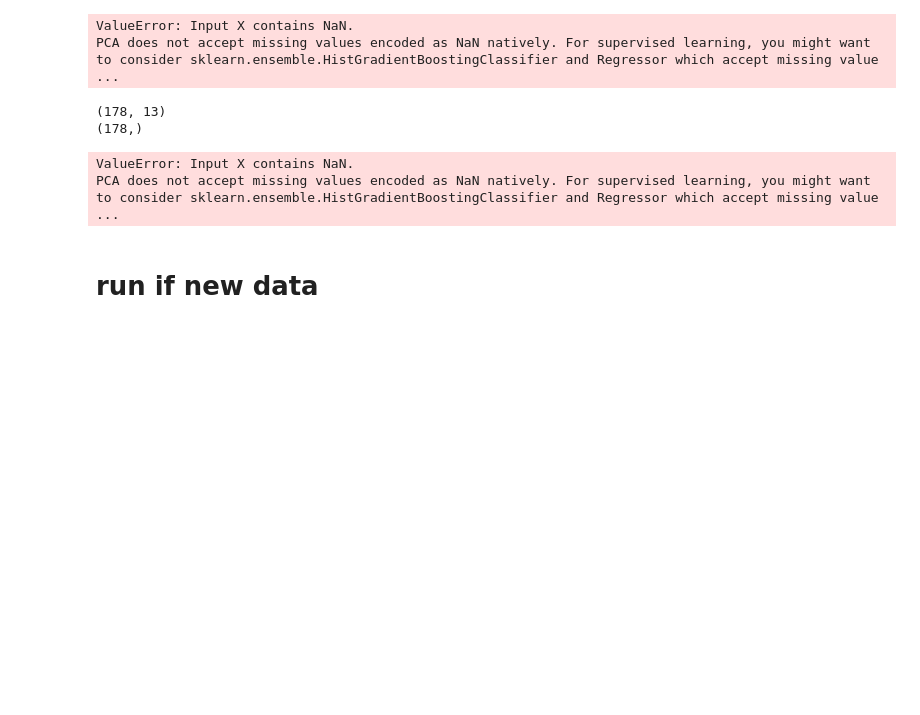
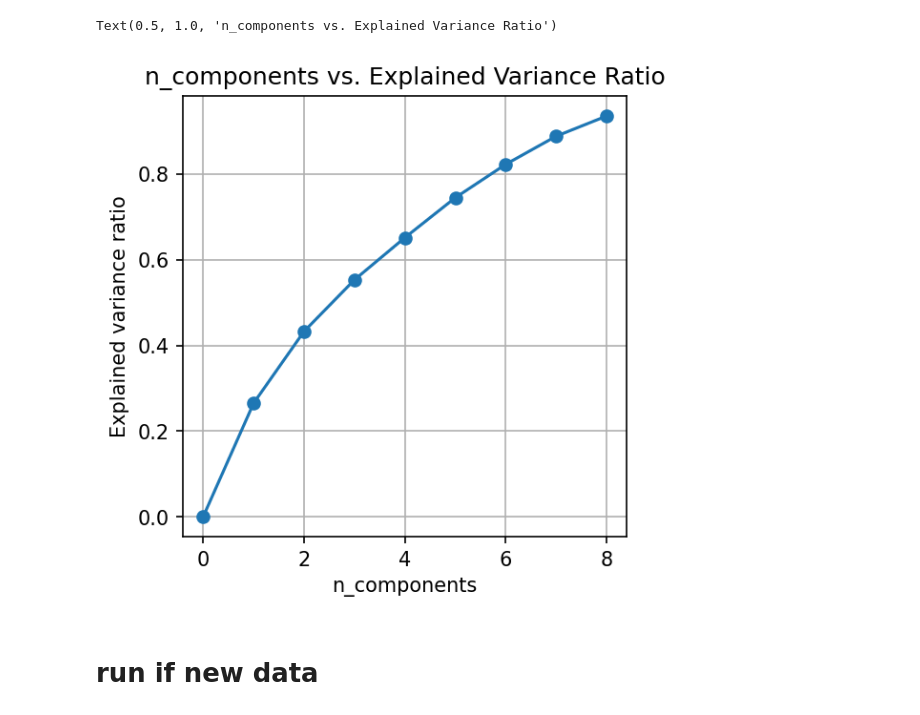
Before and after one commit to lnicole08/deltaG_screen, a Jupyter notebook: Heatmappotofu_1.ipynb, the cells around one changed output. Cells and saved outputs as stored; diff of their text form; code cells hidden in the pictures; blank space fills up the shorter version.

Commit message:
Update to PCA usingn plotly

```diff
--- a/Heatmappotofu_1.ipynb
+++ b/Heatmappotofu_1.ipynb
@@ -50,6 +50,17 @@ files = os.listdir(openPath)
 responder = "Chrimson2"
 respondercsv = responder + ".csv"
 wt = "w1118"
+# %%
+lst=[]
+
+
+for file_no in os.listdir(openPath):
+    if respondercsv in file_no and "w1118" not in file_no :   #wt > acr files
+        f = os.path.join(openPath, file_no)
+        dfe=pd.read_csv(f)
+        exptdf = dfe.drop(dfe.columns[[0]],axis = 1)
+        driver = file_no.split(" ")[0]
+        lst.append(driver)
 # %%
 dflists = ['df_bspeed', 'df_speed', 'df_time', 'df_fall','df_height', 'df_displacement', 'df_meanpause', 'df_pause','df_meanbout', 'df_bout','df_boutpos', 'df_pausepos','df_maxvelocity','df_straightindex', 'df_displacementbetweenpause']
 
@@ -116,8 +127,6 @@ def testingforPCA(n, df_sp, df_bsp, df_f, df_h, df_dispp, df_maxv, df_sim, alltg
     totaldf['number'] = count
 
     return totaldf
-# %%
-lst = ["VT999036","SS67741"]
 # %%
 totaldf = pd.DataFrame()
 count = 0
@@ -181,33 +195,51 @@ totaldf
+# %%
+import pandas as pd
+import plotly.express as px
+from sklearn.decomposition import PCA
+from sklearn.datasets import fetch_california_housing
+
+
+
+pca = PCA(n_components=9)
+components = pca.fit_transform(totaldf1[totaldf1.columns[:-1]])
+
+total_var = pca.explained_variance_ratio_.sum() * 100
+
+labels = {str(i): f"PC {i+1}" for i in range(9)}
+labels['color'] = 'Median Price'
+
+fig = px.scatter_matrix(
+    components,
+    color=totaldf1["number"],
+    dimensions=range(9),
+    labels=labels,
+    title=f'Total Explained Variance: {total_var:.2f}%', width = 1200, height = 1200
+)
+fig.update_traces(diagonal_visible=False, marker =dict(size = 3))
+fig.show()
 # %%
 #PCA covariance explained
+totaldf1 = totaldf.dropna()
+
 from sklearn.preprocessing import StandardScaler
 from sklearn.decomposition import PCA
 
 std_scaler = StandardScaler()
-scaled_df = std_scaler.fit_transform(totaldf)
+scaled_df = std_scaler.fit_transform(totaldf1)
 
 nums = np.arange(9)
 var_ratio = []
 for num in nums:
   pca = PCA(n_components=num)
   pca.fit(scaled_df)
   var_ratio.append(np.sum(pca.explained_variance_ratio_))
 
 plt.figure(figsize=(4,4),dpi=150)
 plt.grid()
 plt.plot(nums,var_ratio,marker='o')
 plt.xlabel('n_components')
 plt.ylabel('Explained variance ratio')
 plt.title('n_components vs. Explained Variance Ratio')
 # %% [output]
-ValueError: Input X contains NaN.
-PCA does not accept missing values encoded as NaN natively. For supervised learning, you might want to consider sklearn.ensemble.HistGradientBoostingClassifier and Regressor which accept missing value ...
+Text(0.5, 1.0, 'n_components vs. Explained Variance Ratio')
+[figure, added]
-# %%
-from sklearn.datasets import load_wine
-winedata = load_wine()
-X, y = winedata['data'], winedata['target']
-print(X.shape)
-print(y.shape)
-# %% [output]
-(178, 13)
-(178,)
@@ -218,16 +246,3 @@ plt.show()
-# %%
-from sklearn.preprocessing import StandardScaler
-from sklearn.pipeline import Pipeline
-
-pca = PCA(svd_solver='full')
-pipe = Pipeline([('scaler', StandardScaler()), ('pca', pca)])
-Xt = pipe.fit_transform(totaldf)
-plot = plt.scatter(Xt[:,0], Xt[:,1], c=totaldf['number'])
-#plt.legend(handles=plot.legend_elements()[0], labels=list(winedata['target_names']))
-plt.show()
-# %% [output]
-ValueError: Input X contains NaN.
-PCA does not accept missing values encoded as NaN natively. For supervised learning, you might want to consider sklearn.ensemble.HistGradientBoostingClassifier and Regressor which accept missing value ...
 # %% [markdown]
 # run if new data
 # %%
```
Also changed, not shown: parts of 6 cells of this notebook.
